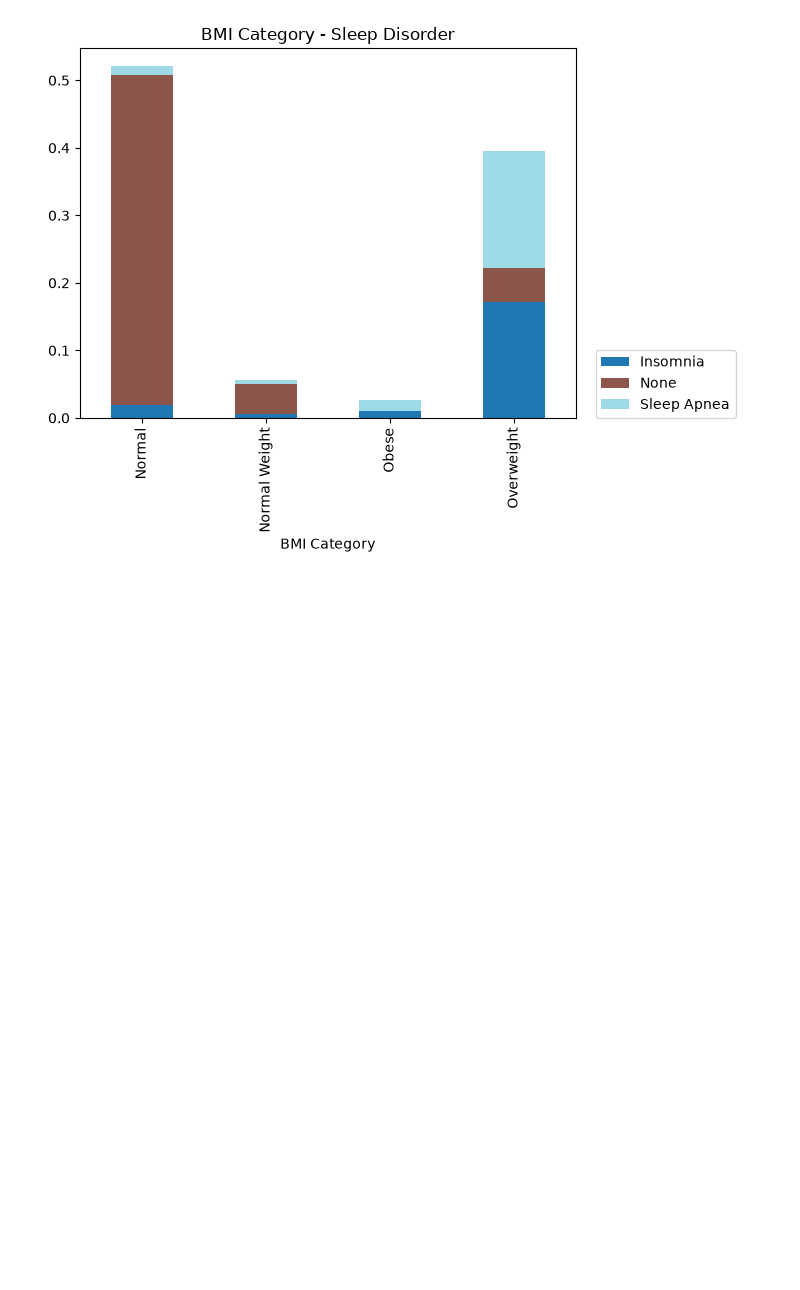
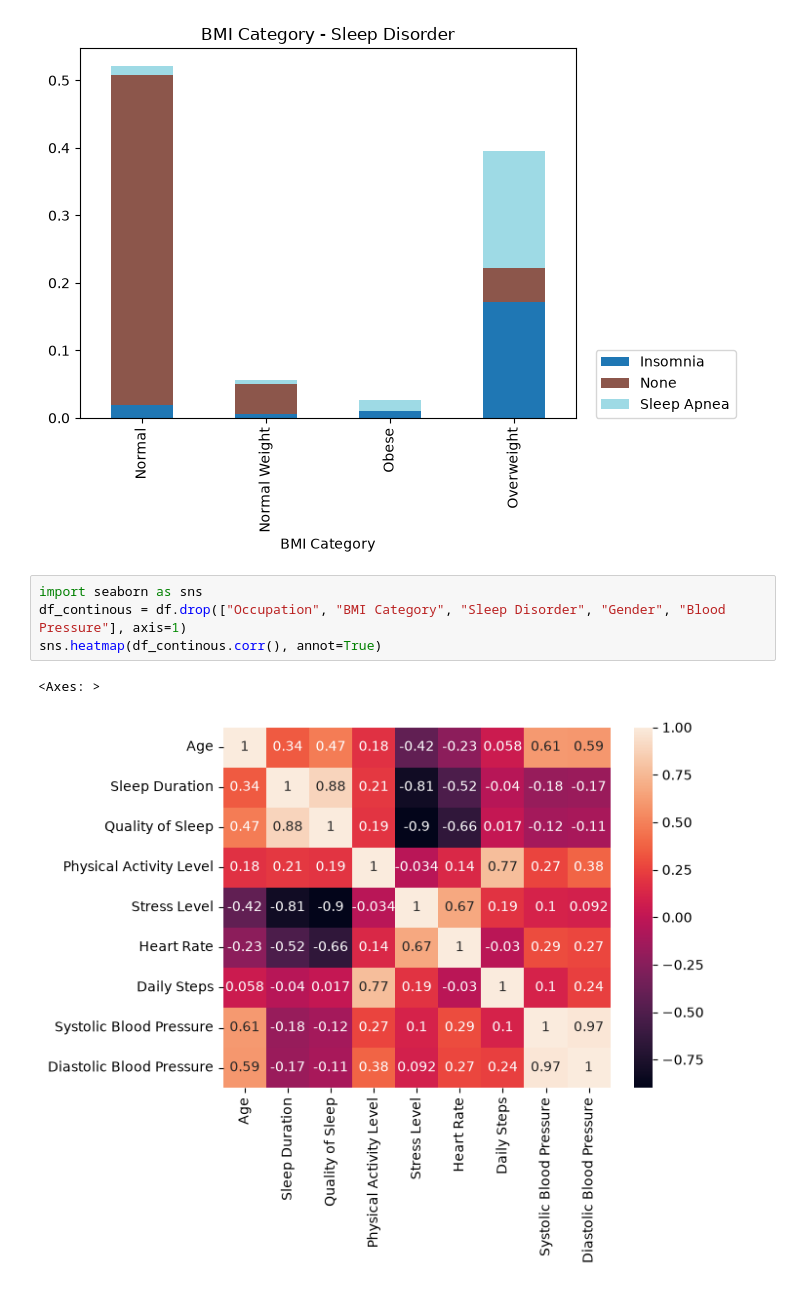
Before and after one commit to AndreaGirlando/Uni, a Jupyter notebook: 3104 fondamenti-di-analisi-dati/laboratorio/notebook-27-10-26.ipynb, the cells around one changed output. Cells and saved outputs as stored; diff of their text form; blank space fills up the shorter version.

```diff
--- a/3104 fondamenti-di-analisi-dati/laboratorio/notebook-27-10-26.ipynb
+++ b/3104 fondamenti-di-analisi-dati/laboratorio/notebook-27-10-26.ipynb
@@ -51,3 +51,10 @@ pd.crosstab(df["BMI Category"], df["Sleep Disorder"], normalize=True).plot.bar(s
 # %% [output]
 <matplotlib.legend.Legend at 0x...>
 [figure]
+# %%
+import seaborn as sns
+df_continous = df.drop(["Occupation", "BMI Category", "Sleep Disorder", "Gender", "Blood Pressure"], axis=1)
+sns.heatmap(df_continous.corr(), annot=True)
+# %% [output]
+<Axes: >
+[figure, added]
```
Also changed, not shown: parts of 1 cell of this notebook, 6 other files.
